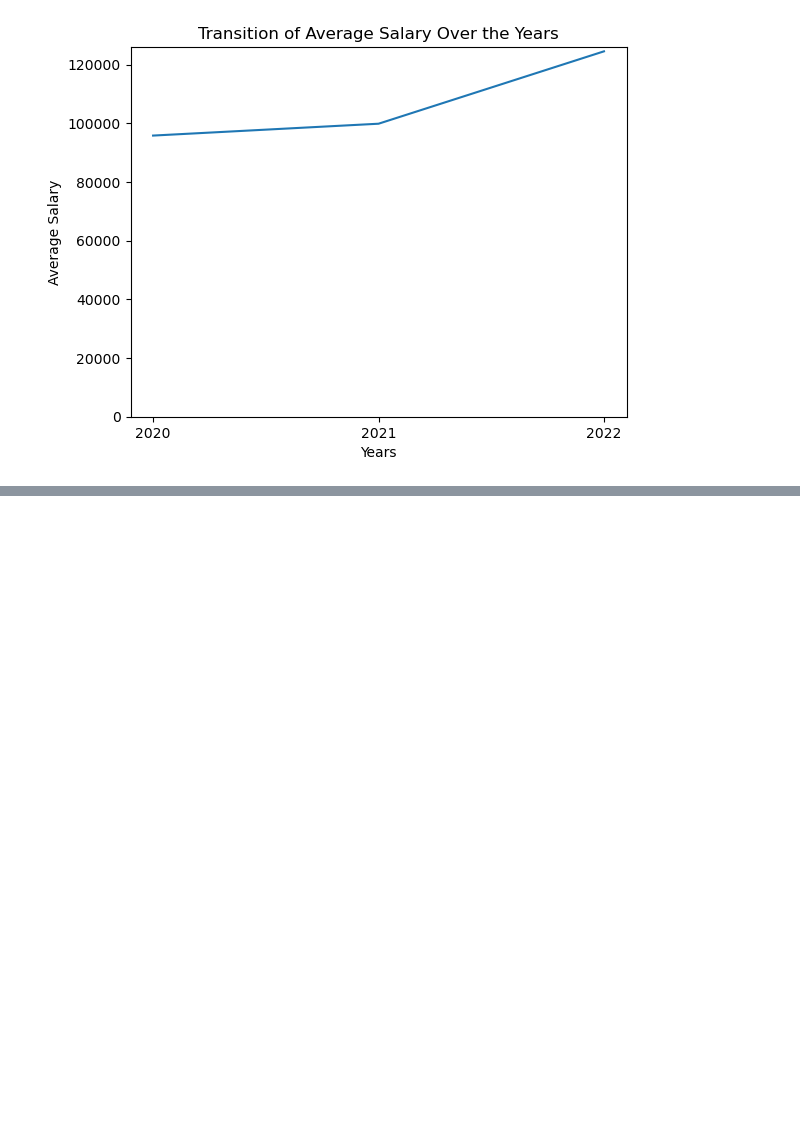
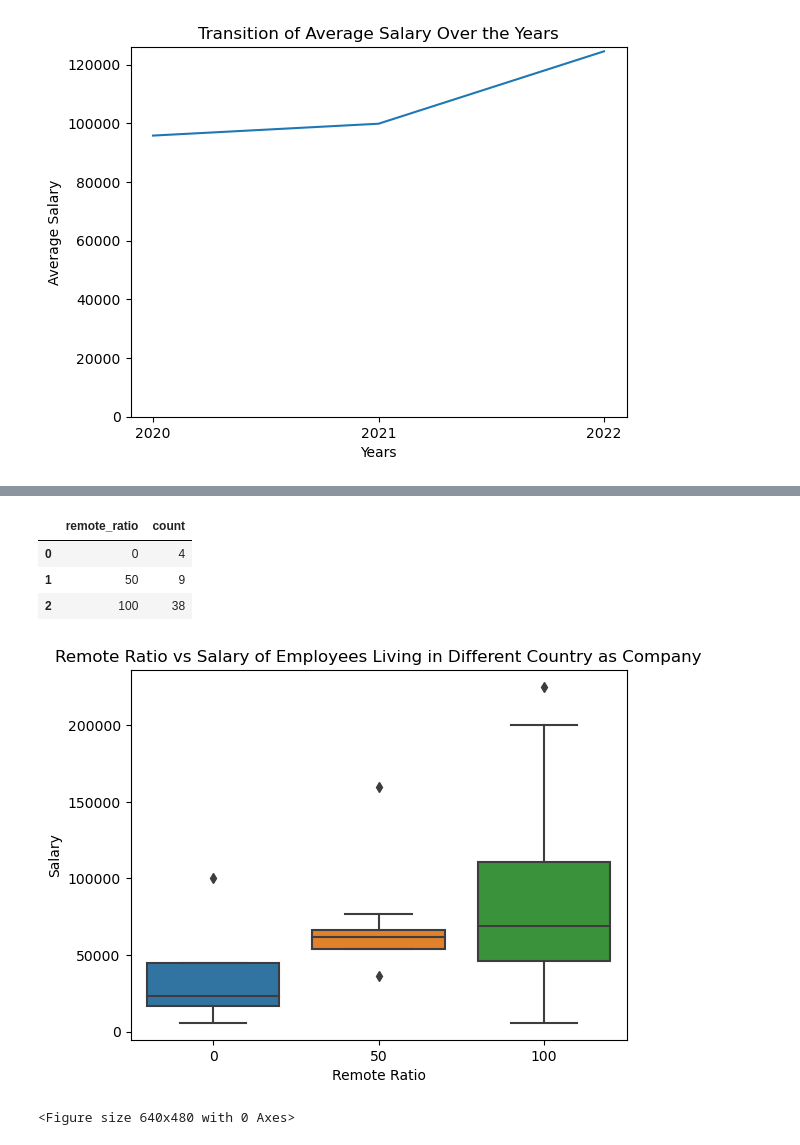
Before and after one commit to ubco-W2022T2-data301/project-group-group07, a Jupyter notebook: analysis/analysis3.ipynb, the cells around one changed output, grey strips where cells are left out. Drawn from its saved outputs; the diff is of its cells as text; code cells hidden in the pictures; blank space fills up the shorter version.

```diff
--- a/analysis/analysis3.ipynb
+++ b/analysis/analysis3.ipynb
@@ -703,0 +769,15 @@ plt.show()
+# %%
+display(yuki.count_category(df_diff,'remote_ratio')
+        .sort_values(by='remote_ratio')
+        .reset_index(drop=True))
+yuki.boxplot(df_diff, 'remote_ratio', 'salary',
+             title= "Remote Ratio vs Salary of Employees Living in Different Country as Company",
+             xlabel = "Remote Ratio", ylabel = "Salary")
+plt.show()
+# %% [output]
+|  | remote_ratio | count |
+| 0 | 0 | 4 |
+| 1 | 50 | 9 |
+| 2 | 100 | 38 |
+[figure, added]
+<Figure size 640x480 with 0 Axes>
```
Also changed, not shown: parts of 25 cells of this notebook, 1 other file.
